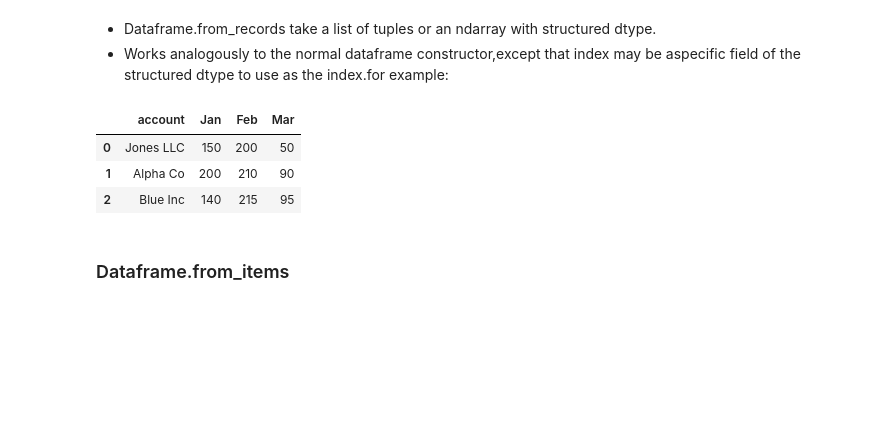
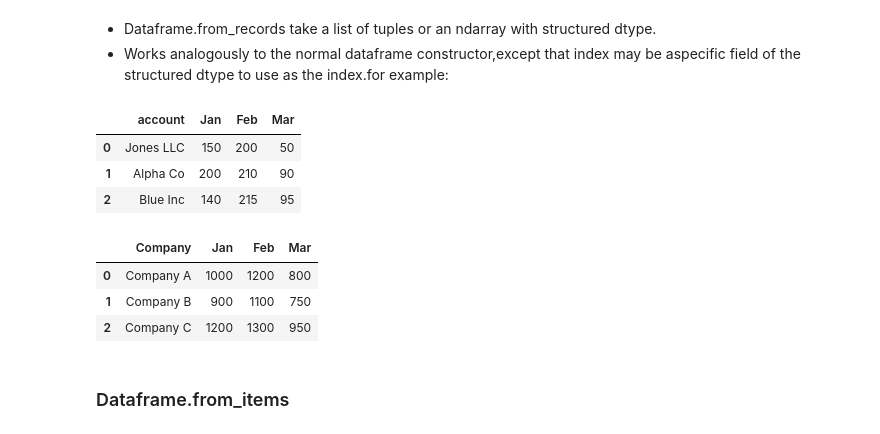
Before and after one commit to elinanessar/Week1-Introduction_to_Python, a Jupyter notebook: Copy_of_Introduction_to_Python.ipynb, the cells around one changed output. Saved outputs shown, nothing was run; the diff lists cells and outputs as text; code cells hidden in the pictures; blank space fills up the shorter version.

```diff
--- a/Copy_of_Introduction_to_Python.ipynb
+++ b/Copy_of_Introduction_to_Python.ipynb
@@ -1213,6 +1580,26 @@ df
 | 0 | Jones LLC | 150 | 200 | 50 |
 | 1 | Alpha Co | 200 | 210 | 90 |
 | 2 | Blue Inc | 140 | 215 | 95 |
+# %%
+import pandas as pd
+ #made-up data for sales
+sales_data = [
+    ('Company A', 1000, 1200, 800),
+    ('Company B', 900, 1100, 750),
+    ('Company C', 1200, 1300, 950)
+]
+
+#labels for columns
+labels = ['Company', 'Jan', 'Feb', 'Mar']
+
+# Creating a DataFrame from the sales data and labels
+df = pd.DataFrame.from_records(sales_data, columns=labels)
+df
+# %% [output]
+|  | Company | Jan | Feb | Mar |
+| 0 | Company A | 1000 | 1200 | 800 |
+| 1 | Company B | 900 | 1100 | 750 |
+| 2 | Company C | 1200 | 1300 | 950 |
 # %% [markdown]
 ### Dataframe.from_items
 # %% [markdown]
```
Also changed, not shown: parts of 34 cells of this notebook.
